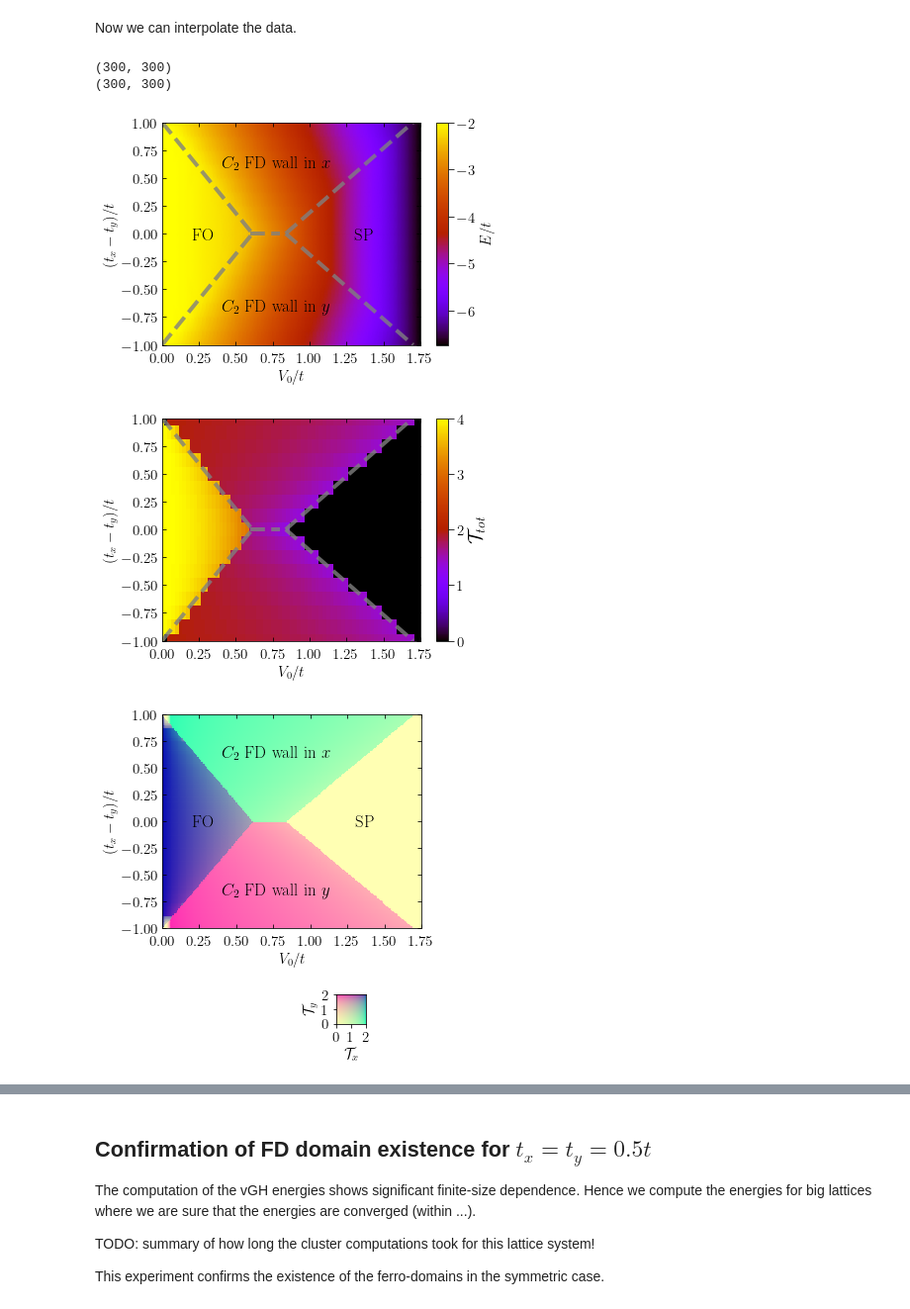
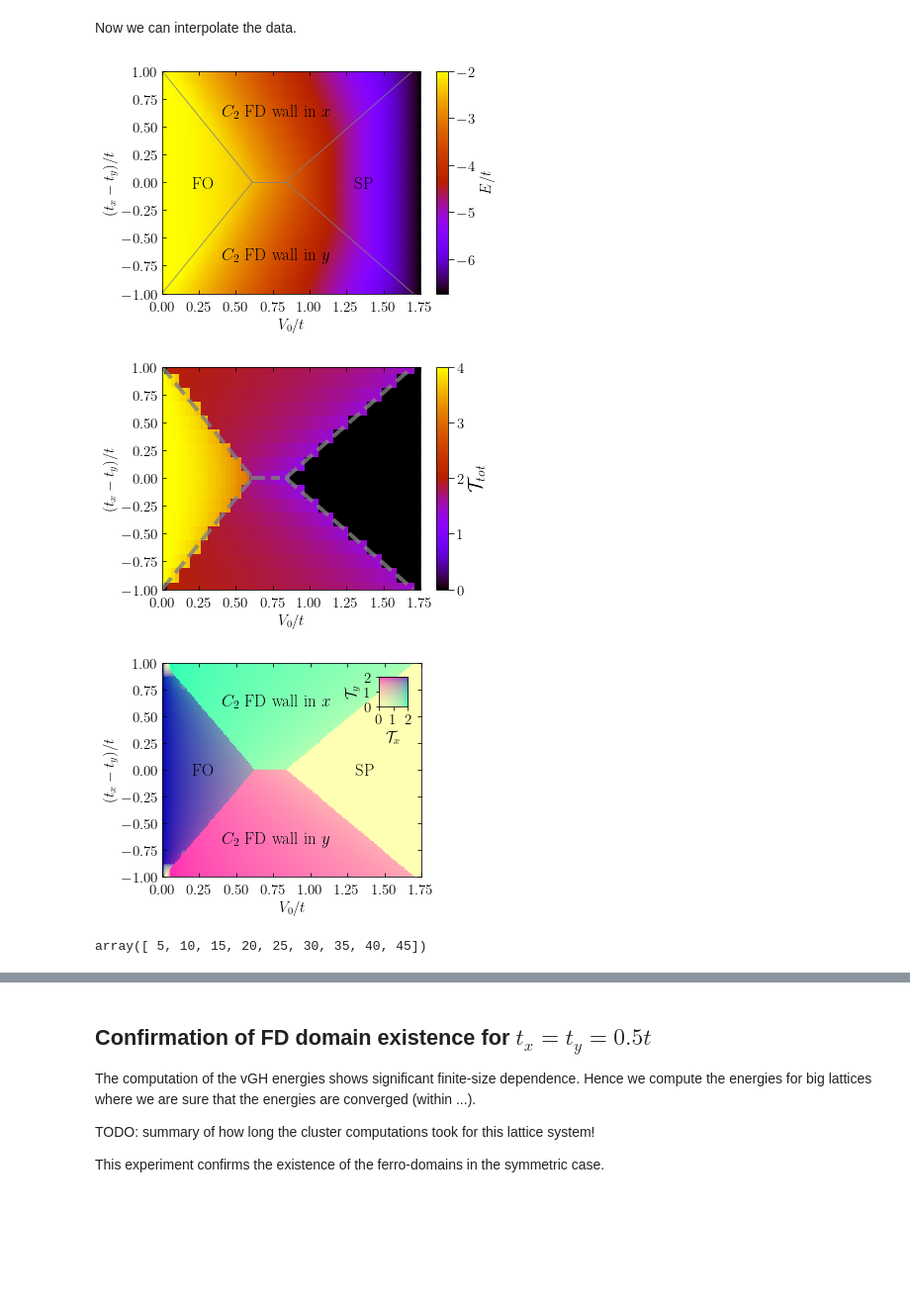
Before and after one commit to Progklui/rotor_lattice_models, a Jupyter notebook: phase_diag.ipynb, the cells around one changed output, grey strips where cells are left out. Shown at 99% size. Cells and saved outputs as stored; diff of their text form; code cells hidden in the pictures; blank space fills up the shorter version.

```diff
--- a/phase_diag.ipynb
+++ b/phase_diag.ipynb
@@ -333,20 +337,20 @@ def interpolate_data(x, y, data):
     data_new = f((Xnew,Ynew), method='linear')
     return Xnew, Ynew, data_new
 
-X_intp_fo, Y_intp_fo, E_fo_interp = interpolate_data(diff_tx_ty_fo, V_0_arr_fo[0].real, E_fo.real)
-X_intp_fdv, Y_intp_fdv, E_fdv_interp = interpolate_data(diff_tx_ty_fdv, V_0_arr_fdv[0].real, E_fdv.real)
-X_intp_fdh, Y_intp_fdh, E_fdh_interp = interpolate_data(diff_tx_ty_fdh, V_0_arr_fdh[0].real, E_fdh.real)
-X_intp_sp, Y_intp_sp, E_sp_interp = interpolate_data(diff_tx_ty_sp, V_0_arr_sp[0].real, E_sp.real)
+X_intp_fo, Y_intp_fo, E_fo_interp = interpolate_data(diff_tx_ty_fo, V_0_arr_fo.real, E_fo.real)
+X_intp_fdv, Y_intp_fdv, E_fdv_interp = interpolate_data(diff_tx_ty_fdv, V_0_arr_fdv.real, E_fdv.real)
+X_intp_fdh, Y_intp_fdh, E_fdh_interp = interpolate_data(diff_tx_ty_fdh, V_0_arr_fdh.real, E_fdh.real)
+X_intp_sp, Y_intp_sp, E_sp_interp = interpolate_data(diff_tx_ty_sp, V_0_arr_sp.real, E_sp.real)
 
-X_intp, Y_intp, Tx_fo_interp = interpolate_data(diff_tx_ty, V_0_arr_fo[0].real, Tx_fo.real)
-X_intp, Y_intp, Tx_fdv_interp = interpolate_data(diff_tx_ty, V_0_arr_fdv[0].real, Tx_fdv.real)
-X_intp, Y_intp, Tx_fdh_interp = interpolate_data(diff_tx_ty, V_0_arr_fdh[0].real, Tx_fdh.real)
-X_intp, Y_intp, Tx_sp_interp = interpolate_data(diff_tx_ty, V_0_arr_sp[0].real, Tx_sp.real)
+X_intp, Y_intp, Tx_fo_interp = interpolate_data(diff_tx_ty, V_0_arr_fo.real, Tx_fo.real)
+X_intp, Y_intp, Tx_fdv_interp = interpolate_data(diff_tx_ty, V_0_arr_fdv.real, Tx_fdv.real)
+X_intp, Y_intp, Tx_fdh_interp = interpolate_data(diff_tx_ty, V_0_arr_fdh.real, Tx_fdh.real)
+X_intp, Y_intp, Tx_sp_interp = interpolate_data(diff_tx_ty, V_0_arr_sp.real, Tx_sp.real)
 
-X_intp, Y_intp, Ty_fo_interp = interpolate_data(diff_tx_ty, V_0_arr_fo[0].real, Ty_fo.real)
-X_intp, Y_intp, Ty_fdv_interp = interpolate_data(diff_tx_ty, V_0_arr_fdv[0].real, Ty_fdv.real)
-X_intp, Y_intp, Ty_fdh_interp = interpolate_data(diff_tx_ty, V_0_arr_fdh[0].real, Ty_fdh.real)
-X_intp, Y_intp, Ty_sp_interp = interpolate_data(diff_tx_ty, V_0_arr_sp[0].real, Ty_sp.real)
+X_intp, Y_intp, Ty_fo_interp = interpolate_data(diff_tx_ty, V_0_arr_fo.real, Ty_fo.real)
+X_intp, Y_intp, Ty_fdv_interp = interpolate_data(diff_tx_ty, V_0_arr_fdv.real, Ty_fdv.real)
+X_intp, Y_intp, Ty_fdh_interp = interpolate_data(diff_tx_ty, V_0_arr_fdh.real, Ty_fdh.real)
+X_intp, Y_intp, Ty_sp_interp = interpolate_data(diff_tx_ty, V_0_arr_sp.real, Ty_sp.real)
 
 E_gs_int = np.zeros(E_fo_interp.shape)
 Tx_gs_int = np.zeros(E_fo_interp.shape)
@@ -366,9 +370,6 @@ for i in range(len(X_intp_fo.T)):
         E_gs_int[i,j] = E_arr[0].real
         Tx_gs_int[i,j] = Tx_arr[0].real #np.max(Tx_arr).real
         Ty_gs_int[i,j] = Ty_arr[0].real #np.max(Ty_arr).real
-# %% [output]
-(300, 300)
-(300, 300)
 # %%
 t = 200
 X, Y = np.meshgrid(V_0_arr.real, diff_tx_ty.real)
@@ -393,11 +394,11 @@ cbar.set_label(label=r'$E/t$', size=15)
 cbar.solids.set_rasterized(True)
 pc.set_edgecolor('face')
 
-plt.plot(np.array([0,0.612]), np.array([1,0]), linestyle='dashed', color='grey', linewidth=4, alpha=0.8)
-plt.plot(np.array([0,0.612]), np.array([-1,0]), linestyle='dashed', color='grey', linewidth=4, alpha=0.8)
-plt.plot(np.array([0.8375,1.7]), np.array([0,1]), linestyle='dashed', color='grey', linewidth=4, alpha=0.8)
-plt.plot(np.array([0.8375,1.7]), np.array([0,-1]), linestyle='dashed', color='grey', linewidth=4, alpha=0.8)
-plt.plot(np.array([0.6,0.8]), np.array([0,0]), linestyle='dashed', color='grey', linewidth=4, alpha=0.8)
+plt.plot(np.array([0,0.612]), np.array([1,0]), linestyle='solid', color='grey', linewidth=1, alpha=0.8)
+plt.plot(np.array([0,0.612]), np.array([-1,0]), linestyle='solid', color='grey', linewidth=1, alpha=0.8)
+plt.plot(np.array([0.8375,1.7]), np.array([0,1]), linestyle='solid', color='grey', linewidth=1, alpha=0.8)
+plt.plot(np.array([0.8375,1.7]), np.array([0,-1]), linestyle='solid', color='grey', linewidth=1, alpha=0.8)
+plt.plot(np.array([0.612,0.8375]), np.array([0,0]), linestyle='solid', color='grey', linewidth=1, alpha=0.8)
 
 #ax.annotate(r'a)', xy=(0.2, -0.1), xytext=(-0.5, 0.9), fontsize=25, color='black')
 
@@ -456,7 +457,7 @@ plt.tick_params(which='minor', axis='y', direction='in', right=True)
 
 plt.show()
 # %% [output]
-[figure, old version]
+[figure, new version]
 [figure]
 # %%
 A = 6
@@ -479,15 +480,6 @@ A very simple colormap:
 green_frac = 0.7
 cmap = lambda p1,p2 : ((1-np.abs(p1/2))**(1/3), (1-np.abs(p2/2))**(1/3), green_frac)
 
-p1 = Tx_fo_interp
-p2 = Ty_fo_interp
-for j in range(len(y)):
-    x_int1 = 0.612*(y[j]+1)
-    x_int2 = -0.612*(y[j]-1)
-    for i in range(len(x)):
-        if x[i] < x_int1 and x[i] < x_int2:
-            circle = matplotlib.patches.Rectangle((x[i], y[j]), 0.006, 0.006, color=cmap(p1[j,i],p2[j,i]))
-            ax.add_artist(circle)
 
 p1 = Tx_fdv_interp
 p2 = Ty_fdv_interp
@@ -506,6 +498,16 @@ for j in range(len(y)):
     x_int2 = (1.7-0.8375)*y[j] + 0.8375
     for i in range(len(x)):
         if x[i] > x_int1 and x[i] < x_int2 and y[j] > 0:
+            circle = matplotlib.patches.Rectangle((x[i], y[j]), 0.006, 0.006, color=cmap(p1[j,i],p2[j,i]))
+            ax.add_artist(circle)
+
+p1 = Tx_fo_interp
+p2 = Ty_fo_interp
+for j in range(len(y)):
+    x_int1 = 0.612*(y[j]+1)
+    x_int2 = -0.612*(y[j]-1)
+    for i in range(len(x)):
+        if x[i] < x_int1 and x[i] < x_int2:
             circle = matplotlib.patches.Rectangle((x[i], y[j]), 0.006, 0.006, color=cmap(p1[j,i],p2[j,i]))
             ax.add_artist(circle)
 
@@ -538,35 +540,35 @@ plt.ylim(-1,1)
 plt.xlabel(r'$V_0/t$', fontsize=font_size)
 plt.ylabel(r'$(t_x-t_y)/t$', fontsize=font_size)
 
 plt.xticks(fontsize=font_size)
 plt.yticks(fontsize=font_size)
 
 plt.tick_params(axis='x', direction='in', length=4, top=True, pad=7)
 plt.tick_params(axis='y', direction='in', length=4, right=True)
 
 plt.tick_params(which='minor', axis='y', direction='in', right=True)
 
 plt.subplots_adjust(left=0.1, right=0.65, top=0.85)
-cax = fig.add_axes([0.45,-0.2,0.1,0.1]) #fig.add_axes([0.72,0.55,0.3,0.3])
+cax = fig.add_axes([0.54,0.7,0.1,0.1]) #fig.add_axes([0.72,0.55,0.3,0.3])
 cp1 = np.linspace(0, 1, 100)
 cp2 = np.linspace(0, 1, 100)
 Cp1, Cp2 = np.meshgrid(cp1,cp2)
 C0 = green_frac*np.ones_like(Cp2)
 # make RGB image, p1 to red channel, p2 to blue channel
 Legend = np.dstack(((1-Cp1)**(1/3),(1-Cp2)**(1/3),C0))
 
 # parameters range between 0 and 1
 cax.imshow(Legend, origin="lower", extent=[0,2,0,2])
 cax.set_xticks([0,1,2], [r'0',r'1',r'2'], fontsize=font_size)
 cax.set_yticks([0,1,2], [r'0',r'1',r'2'], fontsize=font_size)
 cax.set_xlabel(r'$\mathcal{T}_x$', fontsize=font_size)
 cax.set_ylabel(r'$\mathcal{T}_y$', fontsize=font_size)
 #cax.set_title("2D cmap legend", fontsize=10)
 
 plt.savefig('results/phase_diagram/order_parameters_B_1.0.pdf', bbox_inches='tight', dpi=50)
 plt.show()
 # %% [output]
-[figure, old version]
+[figure, new version]
 # %%
 import svgutils.transform as sg
 
@@ -587,6 +589,10 @@ fig.append([plot1,plot2])
 #fig.append([txt1,txt2])
 
 fig.save('results/phase_diagram/phase_diagram_B_1.0.svg')
+# %%
+V1.real
+# %% [output]
+array([ 5, 10, 15, 20, 25, 30, 35, 40, 45])
 # %%
 def get_non_zero(V, E):
     index_nonzero = np.where(E < 0)
```
Also changed, not shown: parts of 2 cells of this notebook.
